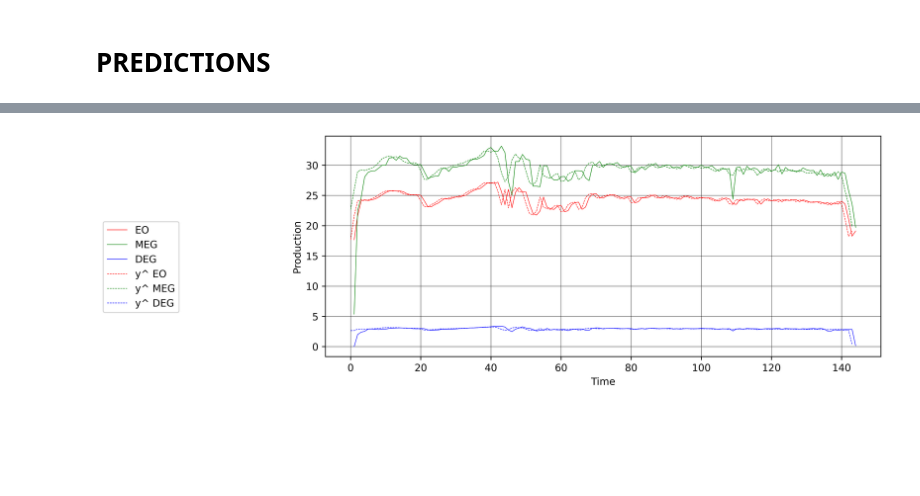
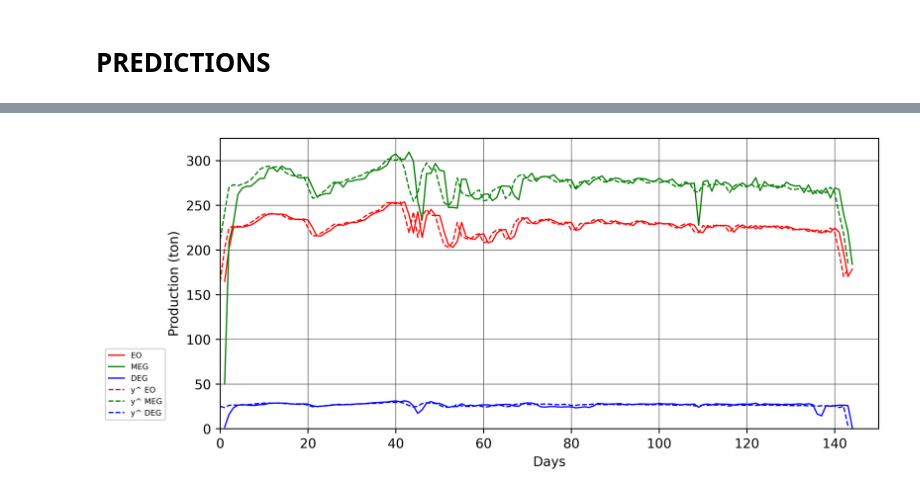
Before and after one commit to ibolaa/EO_REACTOR_ML, a Jupyter notebook: EO_REACTOR_ML.ipynb, the cells around one changed output, grey strips where cells are left out. Saved outputs shown, nothing was run; the diff lists cells and outputs as text; code cells hidden in the pictures; blank space fills up the shorter version.

```diff
--- a/EO_REACTOR_ML.ipynb
+++ b/EO_REACTOR_ML.ipynb
@@ -20,8 +20,11 @@ sklearn:  1.3.0
 # %% [markdown]
 # EO PRODUCTION
 # %%
-df = pd.read_excel('data')
+df = pd.read_excel('ÜRETİM_TÜKETİM_DEĞERLERİ2023.xlsx')
 df.columns = df.iloc[0]
 df = df.drop(df.index[0])
 df = df.iloc[:144,:]
 df["Water"] = ((df["Selektivite"].apply(lambda x: 100-x)/100) * df["Etilen"]/28.05) * 2 * 18.01528
+df = df[["MEG(FQ581)","DEG(FQ582)","Water","Etilen","Selektivite","EO Üretim(ton)","Oksijen(ton)"]]
+df = df.astype(float)
+df
@@ -394,25 +365,82 @@ No artists with labels found to put in legend.  Note that artists whose label st
 # %%
-plt.figure(figsize=(10,4))
-plt.plot(df["EO"], label="EO", color="red",linewidth=0.5)
-plt.plot(df["MEG"], label="MEG", color="green",linewidth=0.5)
-plt.plot(df["DEG"], label="DEG", color="blue",linewidth=0.5)
+plt.figure(figsize=(9,4))
+plt.plot(df["EO Üretim(ton)"], label="EO", color="red",linewidth=1)
+plt.plot(df["MEG(FQ581)"], label="MEG", color="green",linewidth=1)
+plt.plot(df["DEG(FQ582)"], label="DEG", color="blue",linewidth=1)
 
 EO =[]
 MEG=[]
 DEG=[]
 
 for row in range(0, len(df)):
 
-    EO += [product_prediction(df["Etilen"].iloc[row], df["Oxygen"].iloc[row], df["Selektivite"].iloc[row])[0]]
-    MEG += [product_prediction(df["Etilen"].iloc[row], df["Oxygen"].iloc[row], df["Selektivite"].iloc[row])[1]]
-    DEG += [product_prediction(df["Etilen"].iloc[row], df["Oxygen"].iloc[row], df["Selektivite"].iloc[row])[2]]
+    EO += [product_prediction(df["Etilen"].iloc[row], df["Oksijen(ton)"].iloc[row], df["Selektivite"].iloc[row])[0]]
+    MEG += [product_prediction(df["Etilen"].iloc[row], df["Oksijen(ton)"].iloc[row], df["Selektivite"].iloc[row])[1]]
+    DEG += [product_prediction(df["Etilen"].iloc[row], df["Oksijen(ton)"].iloc[row], df["Selektivite"].iloc[row])[2]]
 
-plt.plot(EO, label="y^ EO",color="red", linestyle='--',linewidth=0.5)
-plt.plot(MEG, label="y^ MEG",color="green", linestyle='--',linewidth=0.5)
-plt.plot(DEG, label="y^ DEG",color="blue", linestyle='--',linewidth=0.5)
-plt.legend(loc=(-0.4,0.2), fontsize=10)
-plt.xlabel("Time")
-plt.ylabel("Production")
+plt.plot(EO, label="y^ EO",color="red", linestyle='--',linewidth=1, alpha=1)
+plt.plot(MEG, label="y^ MEG",color="green", linestyle='--',linewidth=1,alpha=1)
+plt.plot(DEG, label="y^ DEG",color="blue", linestyle='--',linewidth=1,alpha=1)
+
+plt.legend(loc=(-0.1743,0.03), fontsize=6)
+plt.xlim(0,len(df)+6)
+plt.ylim(0)
+plt.xlabel("Days")
+plt.ylabel("Production (ton)")
 plt.grid(color='black', linestyle='-', linewidth=0.3)
+
+def plot_selectivity(Etilen, Oksijen):
+
+    eo = []
+    meg = []
+    deg = []
+    water = Etilen/28.05 * (100 - 83.53544)/100 * 2 * 18.01528
+
+    for i in range(0, 100):
+
+        EO_üretim = EO_prod(Etilen, Oksijen, i)
+        eo.append(EO_üretim)
+
+        MEG_üretim = EO_MEG(EO_üretim, water)
+        meg.append(MEG_üretim)
+
+        DEG_üretim = MEG_DEG(MEG_üretim)
+        deg.append(DEG_üretim)
+
+    eo  =   np.array(eo)
+    meg =   np.array(meg)
+    deg =   np.array(deg)
+
+    fig, axes = plt.subplots(nrows=1, ncols=2)
+    axes[0].plot(eo, range(0, 100), label="EO y^", color="red", linestyle="dashed")
+    axes[0].plot(meg, range(0, 100), label="MEG y^", color="green", linestyle="dashed")
+    axes[0].plot(deg, range(0, 100), label="DEG y^", color="blue", linestyle="dashed")
+    axes[0].legend(loc="lower right", fontsize=10)
+    axes[0].set_xlim(0,meg.max()+25)
+    axes[0].set_ylim(75,104)
+    axes[0].set_title("Theoritical Production")
+    axes[0].set_ylabel("Selectivity%")
+    axes[0].set_xlabel("Amount of Product(ton)")
+    axes[0].grid(color='black', linestyle='-', linewidth=0.5)
+    axes[0].figure.set_size_inches(16, 4)
+    axes[0].legend(loc=(-0.1743,0.03), fontsize=6)
+
+    df.sort_values(by="Selektivite",ascending=False, inplace=True)
+
+    axes[1].scatter((df["EO Üretim(ton)"]*np.linspace(0,100,144)/100), np.linspace(0,100,144), label="EO", color="red",marker="x")
+    axes[1].scatter(df["MEG(FQ581)"]*np.linspace(0,100,144)/100, np.linspace(0,100,144), label="MEG", color="green",marker="x")
+    axes[1].scatter(df["DEG(FQ582)"]*np.linspace(0,100,144)/100, np.linspace(0,100,144), label="DEG", color="blue",marker="x")
+    axes[1].legend(loc="lower right", fontsize=10)
+    axes[1].set_xlim(0,df["MEG(FQ581)"].max()+25)
+    axes[1].set_ylim(75,104)
+    axes[1].set_title("Actual Production")
+    axes[1].set_ylabel("Selectivity%")
+    axes[1].set_xlabel("Production Amount(ton)")
+    axes[1].grid(color='black', linestyle='-', linewidth=0.5)
+    axes[1].figure.set_size_inches(16, 4)
+    axes[1].legend(loc=(-0.1743,0.03), fontsize=6)
+
+
+plot_selectivity(df["Etilen"].mean(), df["Oksijen(ton)"].mean())
 # %% [output]
-[figure, old version]
+[figure, new version]
```
Also changed, not shown: parts of 8 cells of this notebook.
